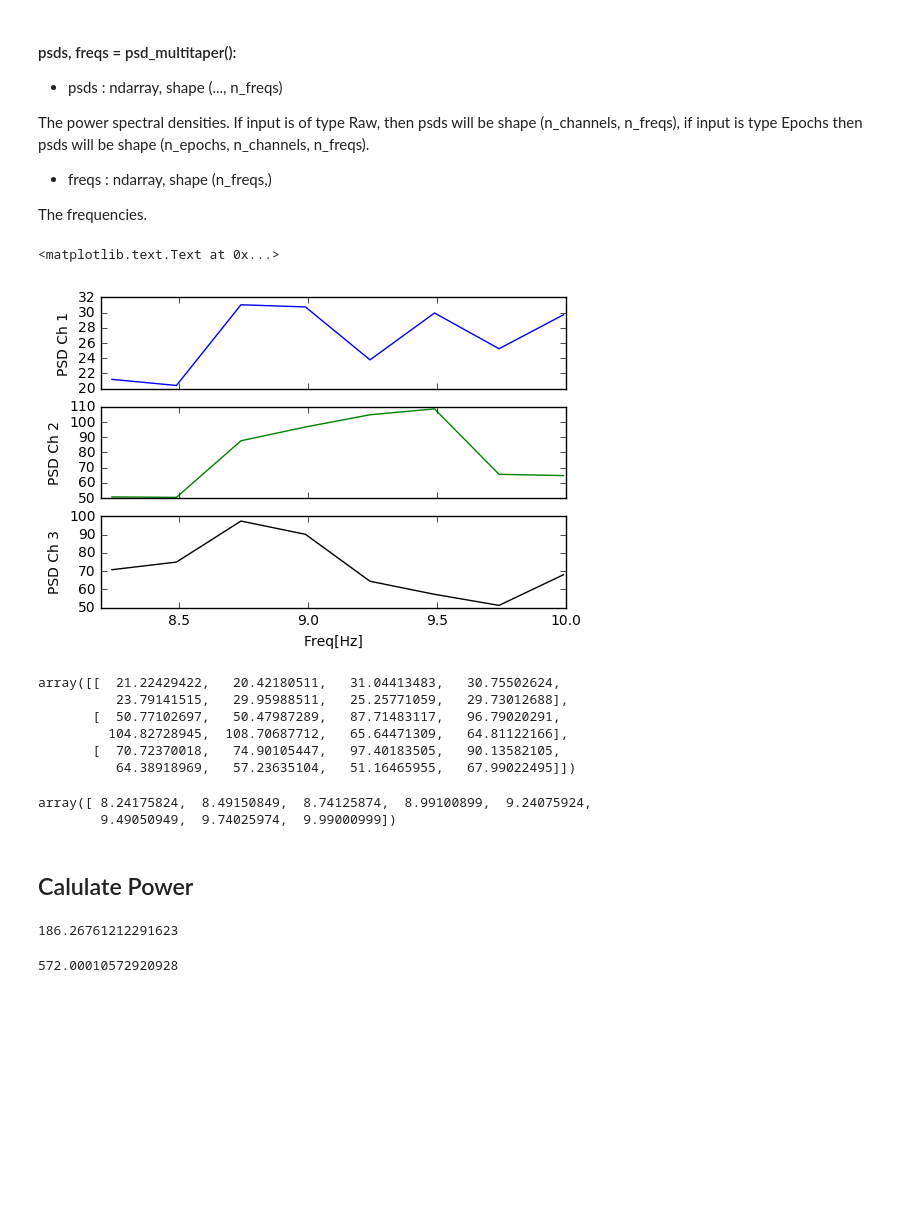
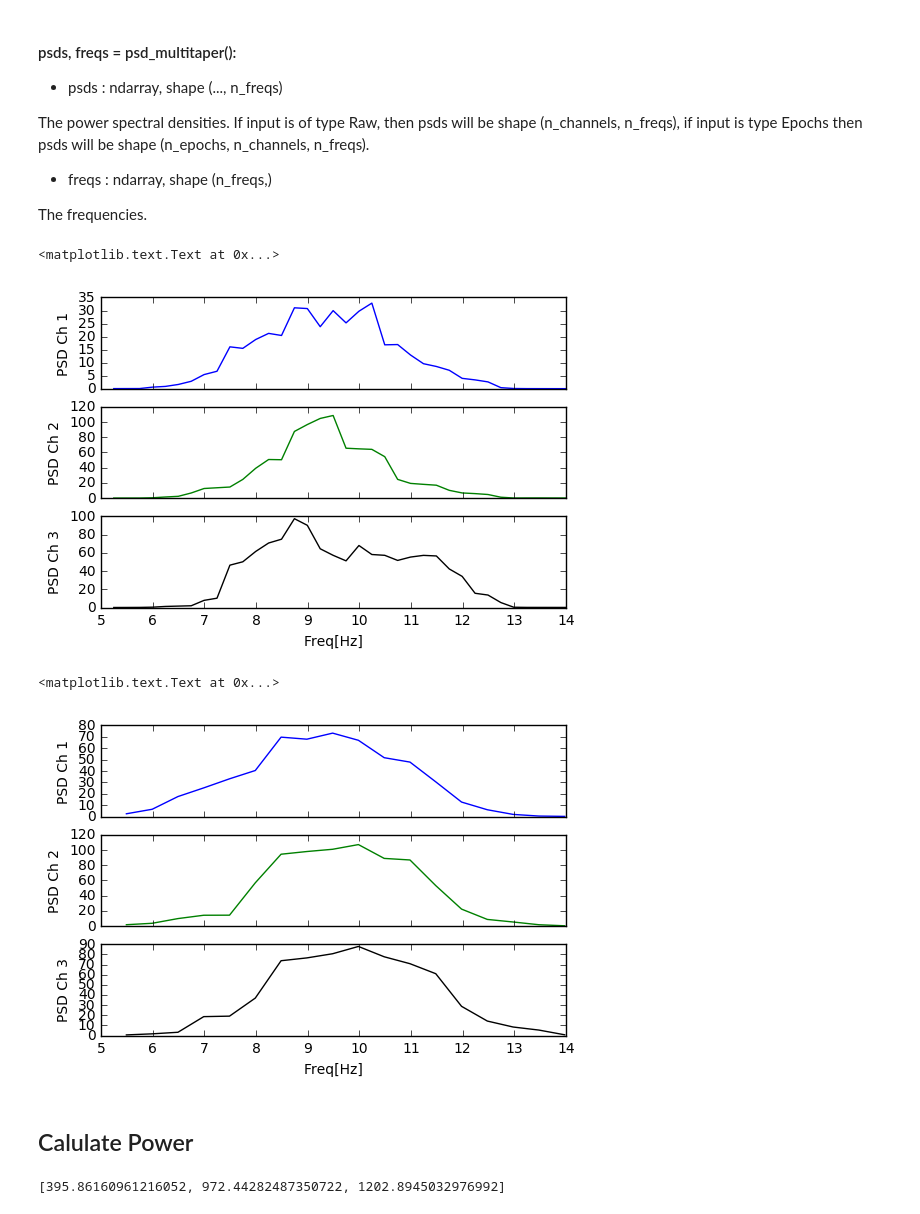
Before and after one commit to solversa/Master-Thesis-Brain-Machine-Interface, a Jupyter notebook: Code/eeg_feature_extraction/EEG_Sub_Bandpower_Feature_Extraction.ipynb, the cells around one changed output. Saved outputs shown, nothing was run; the diff lists cells and outputs as text; code cells hidden in the pictures; blank space fills up the shorter version.

```diff
--- a/Code/eeg_feature_extraction/EEG_Sub_Bandpower_Feature_Extraction.ipynb
+++ b/Code/eeg_feature_extraction/EEG_Sub_Bandpower_Feature_Extraction.ipynb
@@ -17,7 +17,7 @@ freq_s = 250    # [Hz] Sampling Frequency
 trial_len = 4    # [sec] Length of a single trial
 n_channels = 3    # set numpy of channels to use from raw eeg matrix
 alpha_range = [8, 14]    # [Hz] range of alpha frequency
-alpha_subbands_frq = np.array([np.arange(8,13),np.arange(10,15)]).T.astype(float)    # Sub bands of alpha
+alpha_subbands_frq = np.array([np.arange(8,12),np.arange(10,14)]).T.astype(float)    # Sub bands of alpha
 print('Alpha frequency range: {}\nAlpha sub bands:\n{}'.format(alpha_range, alpha_subbands_frq))
 # %% [output]
 Alpha frequency range: [8, 14]
@@ -212,11 +201,7 @@ The power spectral densities. If input is of type Raw, then psds will be shape (
 
 The frequencies.
 # %%
-# Approximate PSD for alpha sub bands
-from mne.time_frequency import psd_multitaper
-
-f_min, f_max = 8, 10
-psds_freqs = []    # [[psds, freqs], [...], ...]
-for raw_alpha_sub in raw_alpha_sub_list:
-    psds_freqs.append(psd_multitaper(raw_alpha_sub, low_bias=True, tmin=t_start, tmax=t_stop,
-                                     fmin=f_min, fmax=f_max, proj=True))
+# Approximate PSD for one alpha sub band TRIAL
+f_min, f_max = 5, 14
+psds_trial, freqs_trial = psd_multitaper(raw_alpha_sub_list[0], low_bias=True, tmin=t_start, tmax=t_stop,
+                                         fmin=f_min, fmax=f_max, proj=True)
@@ -223,47 +214,37 @@ for raw_alpha_sub in raw_alpha_sub_list:
 # %%
-# Plot PSD for each Channel (of sub band 1)
-psds = psds_freqs[0][0]
-freqs = psds_freqs[0][1]
-
+# Plot PSD for each Channel (of sub band 1) TRIAL
 f, (ax0, ax1, ax2) = plt.subplots(3, sharex=True)
-ax0.plot(freqs, psds[0], c='blue')
+ax0.plot(freqs_trial, psds_trial[0], c='blue')
 ax0.set_ylabel("PSD Ch 1")
-ax1.plot(freqs, psds[1], c='green')
+ax1.plot(freqs_trial, psds_trial[1], c='green')
 ax1.set_ylabel("PSD Ch 2")
-ax2.plot(freqs, psds[2], c='black')
+ax2.plot(freqs_trial, psds_trial[2], c='black')
 ax2.set_xlabel("Freq[Hz]")
 ax2.set_ylabel("PSD Ch 3")
 # %% [output]
 <matplotlib.text.Text at 0x...>
-[figure, old version]
+[figure, new version]
-# %%
-psds
-# %% [output]
-array([[  21.22429422,   20.42180511,   31.04413483,   30.75502624,
-          23.79141515,   29.95988511,   25.25771059,   29.73012688],
-       [  50.77102697,   50.47987289,   87.71483117,   96.79020291,
-         104.82728945,  108.70687712,   65.64471309,   64.81122166],
-       [  70.72370018,   74.90105447,   97.40183505,   90.13582105,
-          64.38918969,   57.23635104,   51.16465955,   67.99022495]])
-# %%
-freqs
-# %% [output]
-array([ 8.24175824,  8.49150849,  8.74125874,  8.99100899,  9.24075924,
-        9.49050949,  9.74025974,  9.99000999])
+# %%
+# Plot PSD for each Channel (of sub band 1) REST
+f, (ax0, ax1, ax2) = plt.subplots(3, sharex=True)
+ax0.plot(freqs_rest, psds_rest[0], c='blue')
+ax0.set_ylabel("PSD Ch 1")
+ax1.plot(freqs_rest, psds_rest[1], c='green')
+ax1.set_ylabel("PSD Ch 2")
+ax2.plot(freqs_rest, psds_rest[2], c='black')
+ax2.set_xlabel("Freq[Hz]")
+ax2.set_ylabel("PSD Ch 3")
+# %% [output]
+<matplotlib.text.Text at 0x...>
+[figure, added]
 # %% [markdown]
 ## Calulate Power
 # %%
-# Calc power for each channel in alpha sub band 1
-powers = []
-for psd in psds:
-    powers.append(scipy.integrate.simps(psd))
+# Calc power for each channel in alpha sub band 1 TRIAL
+powers_trial = []
+for psd in psds_trial:
+    powers_trial.append(scipy.integrate.simps(psd))
+# Alpha sub band 1, channel 1,2,3
+powers_trial
+# %% [output]
+[395.86160961216052, 972.44282487350722, 1202.8945032976992]
-# %%
-# Alpha sub band 1, channel 1
-powers[0]
-# %% [output]
-186.26761212291623
-# %%
-# Alpha sub band 1, channel 2
-powers[1]
-# %% [output]
-572.00010572920928
```
Also changed, not shown: parts of 21 cells of this notebook, 2 other files.
